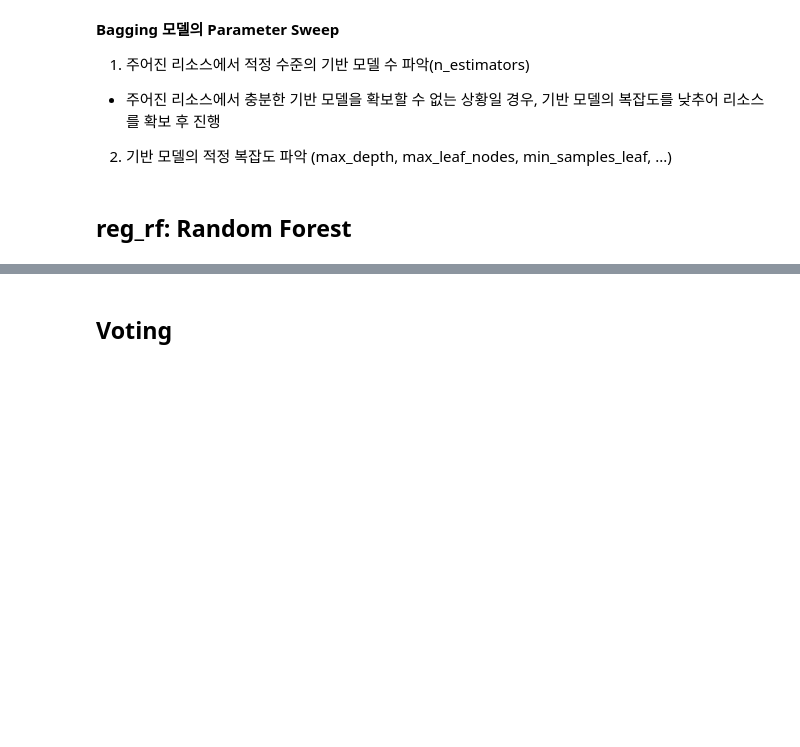
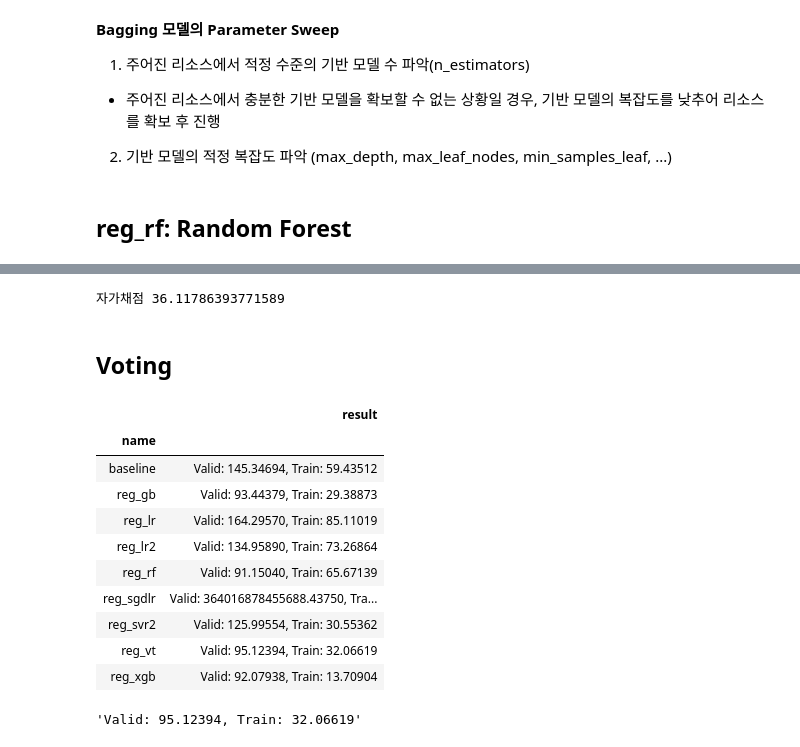
Before and after one commit to sunkusun9/DS_lv3_2609_2, a Jupyter notebook: sec_ds_lv3_prob3_kaggle.ipynb, the cells around one changed output, grey strips where cells are left out. Cells and saved outputs as stored; diff of their text form; code cells hidden in the pictures; blank space fills up the shorter version.

Commit message:
Day1 Kaggle 풀이 노트입니다.

```diff
--- a/sec_ds_lv3_prob3_kaggle.ipynb
+++ b/sec_ds_lv3_prob3_kaggle.ipynb
@@ -506,3 +544,21 @@ eval_model('reg_xgb', reg_xgb)
 
 - sklearn gbdt는 기본설정은 xgb와 거의 동일합니다. 그냥 사용하는 것은 xgb를 사용하는 것 외에 의미성은 적습니다.
 - best-first growth로 설정하여 다른 방향의 gbdt가 구성되도록하여 xgb와 차별성을 부여합니다.
+# %%
+from sklearn.ensemble import GradientBoostingRegressor
+
+X_gb = '15분, 30분, 45분, 60분, DayName, Hour, AM, Weekend_yn, Holiday_yn, Avg, TotalHour, 생산량, 기온, 풍속, 습도, 강수량, 전기요금(계절), 공장인원, 인건비'
+X_gb = X_gb.split(', ')
+ct = ColumnTransformer([
+    ('pt', 'passthrough', X_gb),
+    ('ohe', OneHotEncoder(categories='auto'), ['DayName'])
+])
+reg_gb = make_pipeline(ct, GradientBoostingRegressor(
+    random_state = 123,
+    max_depth=None,
+    max_leaf_nodes=127,
+    min_samples_leaf = 32,
+    n_estimators = 300,
+    learning_rate = 0.03
+))
+eval_model('reg_gb', reg_gb)
@@ -518,0 +612,16 @@ eval_model('reg_xgb', reg_xgb)
+# %%
+from sklearn.ensemble import RandomForestRegressor
+
+X_rf = '15분, 30분, 45분, 60분, DayName, Hour, AM, Weekend_yn, Holiday_yn, Avg, TotalHour, 생산량, 기온, 풍속, 습도, 강수량, 전기요금(계절), 공장인원, 인건비'
+X_rf = X_rf.split(', ')
+ct = ColumnTransformer([
+    ('pt', 'passthrough', X_rf),
+    ('ohe', OneHotEncoder(categories='auto'), ['DayName'])
+])
+reg_rf = make_pipeline(ct, RandomForestRegressor(
+    random_state = 123,
+    n_estimators = 300,
+    max_depth = 15,
+    min_samples_leaf = 16
+))
+eval_model('reg_rf', reg_rf)
@@ -519,2 +640,29 @@ eval_model('reg_xgb', reg_xgb)
+# %%
+prd = select_model(reg_rf)
+print('자가채점', mean_absolute_error(s_kaggle_ans, prd)) # 28.571764715699633
+# %% [output]
+자가채점 36.11786393771589
 # %% [markdown]
 ## Voting
+# %%
+from sklearn.ensemble import VotingRegressor
+reg_vt = VotingRegressor([
+    ('reg_svr2', reg_svr2),
+    ('reg_xgb', reg_xgb),
+    ('reg_gb', reg_gb),
+    ('reg_rf', reg_rf),
+])
+eval_model('reg_vt', reg_vt)
+# %% [output]
+|  | result |
+| name |  |
+| baseline | Valid: 145.34694, Train: 59.43512 |
+| reg_gb | Valid: 93.44379, Train: 29.38873 |
+| reg_lr | Valid: 164.29570, Train: 85.11019 |
+| reg_lr2 | Valid: 134.95890, Train: 73.26864 |
+| reg_rf | Valid: 91.15040, Train: 65.67139 |
+| reg_sgdlr | Valid: 364016878455688.43750, Tra... |
+| reg_svr2 | Valid: 125.99554, Train: 30.55362 |
+| reg_vt | Valid: 95.12394, Train: 32.06619 |
+| reg_xgb | Valid: 92.07938, Train: 13.70904 |
+'Valid: 95.12394, Train: 32.06619'
```
Also changed, not shown: parts of 8 cells of this notebook.
